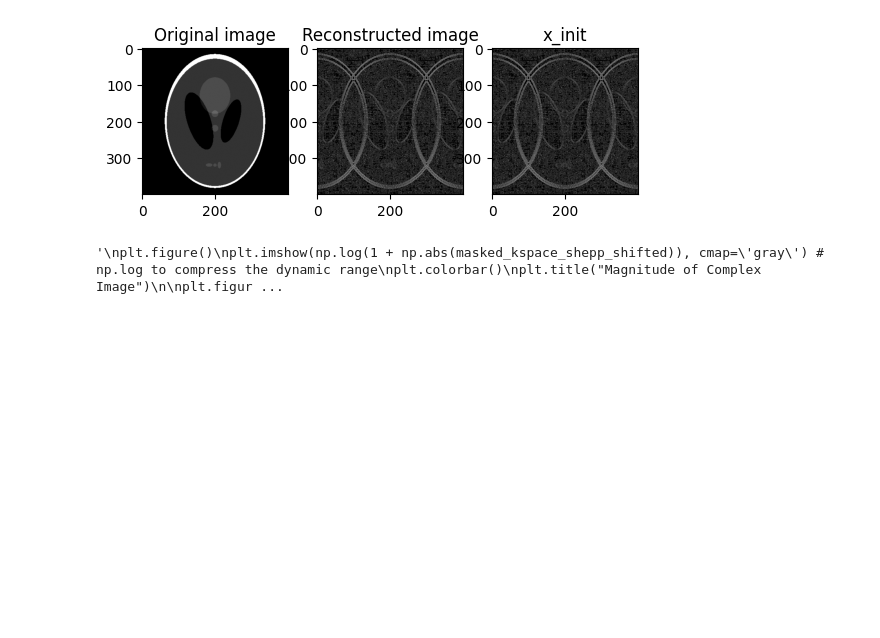
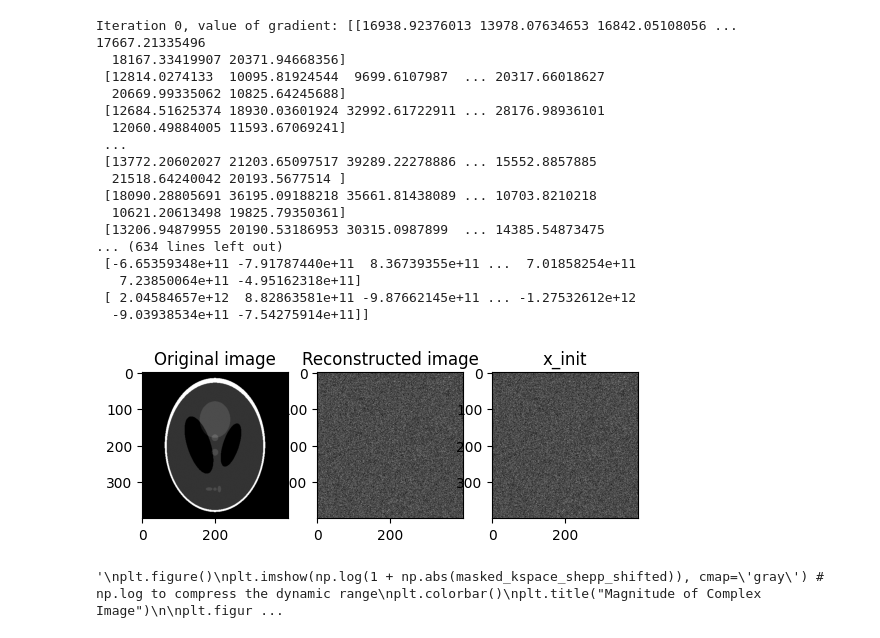
Before and after one commit to jkostaa/bachelor-thesis, a Jupyter notebook: sandbox.ipynb, the cells around one changed output. Drawn from its saved outputs; the diff is of its cells as text; code cells hidden in the pictures; blank space fills up the shorter version.

```diff
--- a/sandbox.ipynb
+++ b/sandbox.ipynb
@@ -4,7 +4,7 @@
 import numpy as np
 import skimage as ski
 import matplotlib.pyplot as plt
-from MAP.masks import SimpleMask
+from MAP.masks import SimpleMask, BernoulliMask
 from MAP.map_tv_minimize import MAPEstimator
 
 
@@ -56,16 +56,17 @@ shepp_logan = ski.data.shepp_logan_phantom()
 # create mask (in the F domain of course)
 column_mask = SimpleMask(2).mask_columns(shepp_logan)
 row_mask = SimpleMask(3).mask_rows(shepp_logan)
+bernoulli_mask = BernoulliMask(0.5, seed=30).generate(shepp_logan.shape)
 
 # the 'actual' measurement
-y = column_mask * np.fft.fft2(shepp_logan)
+y = bernoulli_mask * np.fft.fft2(shepp_logan)
 
 # x_init options
-x_init = np.fft.ifft2(column_mask * np.fft.fft2(shepp_logan)).real
+x_init = np.fft.ifft2(bernoulli_mask * np.fft.fft2(shepp_logan)).real
 #x_init = np.zeros_like(np.fft.ifft2(y).real)
 
 # init the MAP
-map_estimator = MAPEstimator(column_mask, 1e-3, 0.05, 1e-2, 0.01, 200)
+map_estimator = MAPEstimator(bernoulli_mask, 1e-3, 0.05, 1e-2, 0.2, 50)
 
 img_reconstruct = map_estimator.subgradient_descent(y, x_init)
 
@@ -86,10 +87,8 @@ masked_reconstructed_mag = np.real(np.fft.ifft2(np.abs(kspace_shepp) * np.exp(1j
 masked_reconstructed_phase = np.real(np.fft.ifft2(np.exp(1j * np.angle(kspace_shepp))))
 '''
 
-
 #print(shepp_logan)
 #print('------------------------')
-
 
 #grad_x, grad_y = map_estimator.finite_diff_gradient(shepp_logan)
 
@@ -99,32 +98,49 @@ masked_reconstructed_phase = np.real(np.fft.ifft2(np.exp(1j * np.angle(kspace_sh
 #print("max value in x before fft2:", np.max(np.abs(shepp_logan)))
 
 plt.subplot(1, 3, 1)
 plt.title("Original image")
 plt.imshow(shepp_logan, cmap='gray')
 plt.subplot(1, 3, 2)
 plt.title("Reconstructed image")
 plt.imshow(np.abs(img_reconstruct), cmap='gray')
 plt.subplot(1, 3, 3)
 plt.title("x_init")
 plt.imshow(np.abs(x_init), cmap='gray')
 plt.show()
 
 '''
 plt.figure()
 plt.imshow(np.log(1 + np.abs(masked_kspace_shepp_shifted)), cmap='gray') # np.log to compress the dynamic range
 plt.colorbar()
 plt.title("Magnitude of Complex Image")
 
 plt.figure()
 plt.imshow(np.angle(masked_kspace_shepp_shifted), cmap='twilight', vmin=-np.pi, vmax=np.pi)
 plt.colorbar()
 plt.title("Phase of Complex Image")
 
 plt.figure()
 plt.imshow(masked_reconstructed)
 
 plt.show()
 '''
 # %% [output]
+Iteration 0, value of gradient: [[16938.92376013 13978.07634653 16842.05108056 ... 17667.21335496
+  18167.33419907 20371.94668356]
+ [12814.0274133  10095.81924544  9699.6107987  ... 20317.66018627
+  20669.99335062 10825.64245688]
+ [12684.51625374 18930.03601924 32992.61722911 ... 28176.98936101
+  12060.49884005 11593.67069241]
+ ...
+ [13772.20602027 21203.65097517 39289.22278886 ... 15552.8857885
+  21518.64240042 20193.5677514 ]
+ [18090.28805691 36195.09188218 35661.81438089 ... 10703.8210218
+  10621.20613498 19825.79350361]
+ [13206.94879955 20190.53186953 30315.0987899  ... 14385.54873475
+... (634 lines left out)
+ [-6.65359348e+11 -7.91787440e+11  8.36739355e+11 ...  7.01858254e+11
+   7.23850064e+11 -4.95162318e+11]
+ [ 2.04584657e+12  8.82863581e+11 -9.87662145e+11 ... -1.27532612e+12
+  -9.03938534e+11 -7.54275914e+11]]
-[figure, old version]
+[figure, new version]
-'\nplt.figure()\nplt.imshow(np.log(1 + np.abs(masked_kspace_shepp_shifted)), cmap=\'gray\') # np.log to compress the dynamic range\nplt.colorbar()\nplt.title("Magnitude of Complex Image")\n\nplt.figur ...
+'\nplt.figure()\nplt.imshow(np.log(1 + np.abs(masked_kspace_shepp_shifted)), cmap=\'gray\') # np.log to compress the dynamic range\nplt.colorbar()\nplt.title("Magnitude of Complex Image")\n\nplt.figur ...
```
Also changed, not shown: 5 other files.
